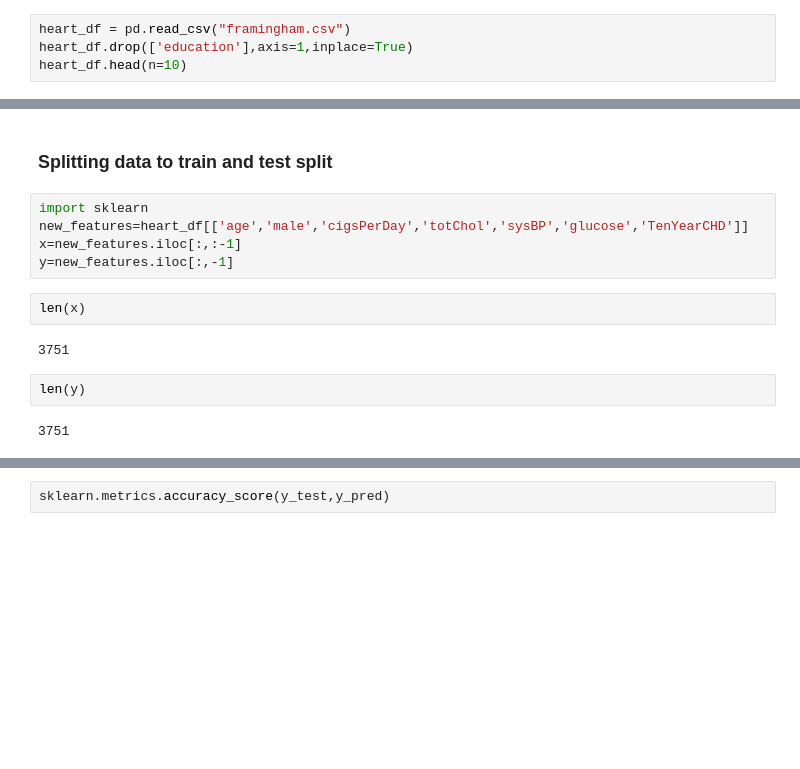
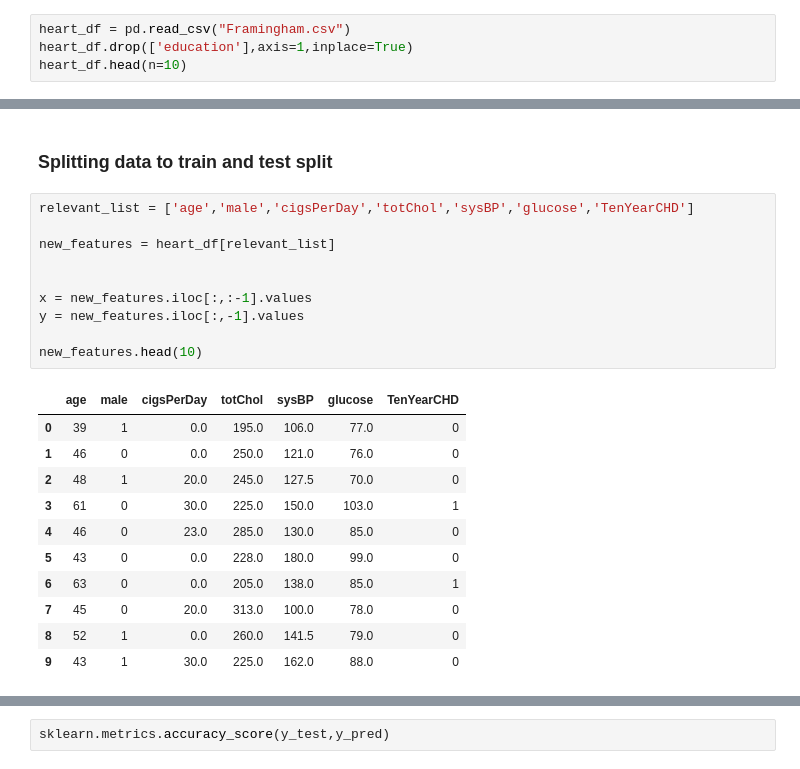
Before and after one commit to dangpzanco/tutorial-ai, a Jupyter notebook: Heart_Disease_LR.ipynb, the cells around one changed output, grey strips where cells are left out. Saved outputs shown, nothing was run; the diff lists cells and outputs as text; blank space fills up the shorter version.

```diff
--- a/Heart_Disease_LR.ipynb
+++ b/Heart_Disease_LR.ipynb
@@ -15,7 +19,7 @@ import matplotlib.mlab as mlab
 # %% [markdown]
 ### Data Preparation
 # %%
-heart_df = pd.read_csv("framingham.csv")
+heart_df = pd.read_csv("Framingham.csv")
 heart_df.drop(['education'],axis=1,inplace=True)
 heart_df.head(n=10)
 # %% [output]
@@ -288,15 +173,24 @@ glucose              1.003227       1.012008    1.007608   0.001
 # %% [markdown]
 ### Splitting data to train and test split
 # %%
-import sklearn
-new_features=heart_df[['age','male','cigsPerDay','totChol','sysBP','glucose','TenYearCHD']]
-x=new_features.iloc[:,:-1]
-y=new_features.iloc[:,-1]
+relevant_list = ['age','male','cigsPerDay','totChol','sysBP','glucose','TenYearCHD']
+
+new_features = heart_df[relevant_list]
+
+
+x = new_features.iloc[:,:-1].values
+y = new_features.iloc[:,-1].values
+
+new_features.head(10)
+# %% [output]
+|  | age | male | cigsPerDay | totChol | sysBP | glucose | TenYearCHD |
+| 0 | 39 | 1 | 0.0 | 195.0 | 106.0 | 77.0 | 0 |
+| 1 | 46 | 0 | 0.0 | 250.0 | 121.0 | 76.0 | 0 |
+| 2 | 48 | 1 | 20.0 | 245.0 | 127.5 | 70.0 | 0 |
+| 3 | 61 | 0 | 30.0 | 225.0 | 150.0 | 103.0 | 1 |
+| 4 | 46 | 0 | 23.0 | 285.0 | 130.0 | 85.0 | 0 |
+| 5 | 43 | 0 | 0.0 | 228.0 | 180.0 | 99.0 | 0 |
+| 6 | 63 | 0 | 0.0 | 205.0 | 138.0 | 85.0 | 1 |
+| 7 | 45 | 0 | 20.0 | 313.0 | 100.0 | 78.0 | 0 |
+| 8 | 52 | 1 | 0.0 | 260.0 | 141.5 | 79.0 | 0 |
+| 9 | 43 | 1 | 30.0 | 225.0 | 162.0 | 88.0 | 0 |
-# %%
-len(x)
-# %% [output]
-3751
-# %%
-len(y)
-# %% [output]
-3751
```
Also changed, not shown: parts of 41 cells of this notebook, 4 other files.
